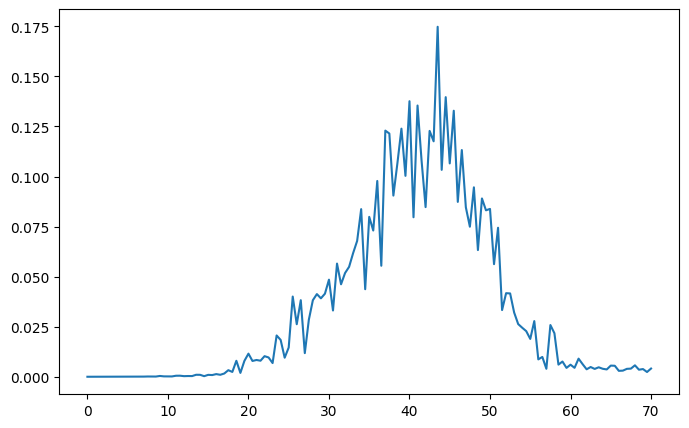
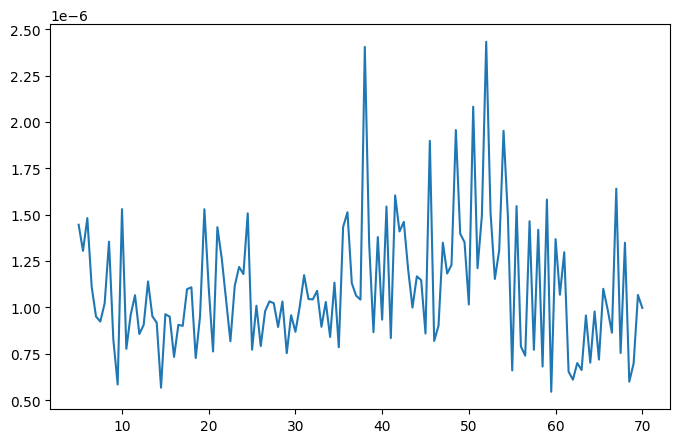
Unified diff of the notebook cell whose output changed from the first chart to the second:
--- before
+++ after
@@ -1,2 +1,2 @@
 plt.figure(figsize=(8,5))
-plt.plot(T, E_var_list)
+plt.plot(T[10:], C_v[10:])

Commit: langevin sw for low T